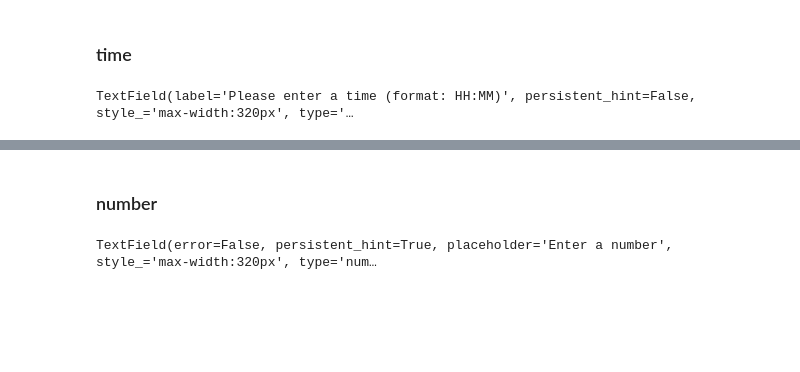
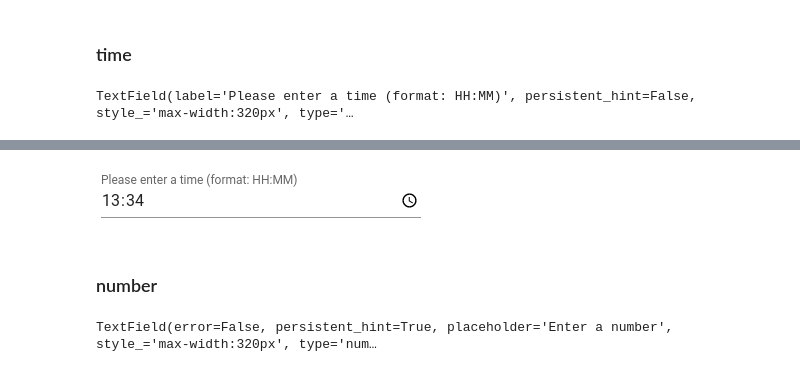
Before and after one commit to radinplaid/vvapp, a Jupyter notebook: index.ipynb, the cells around one changed output, grey strips where cells are left out. Drawn from its saved outputs; the diff is of its cells as text; code cells hidden in the pictures; blank space fills up the shorter version.

```diff
--- a/index.ipynb
+++ b/index.ipynb
@@ -61,3 +65,7 @@ TextField(label='Please enter a time (format: HH:MM)', persistent_hint=False, st
+# %%
+Image(filename="docs/img/input_time.png")
+# %% [output]
+[figure, added]
 # %% [markdown]
 ### number
 # %%
```
Also changed, not shown: parts of 19 cells of this notebook, 18 other files.
